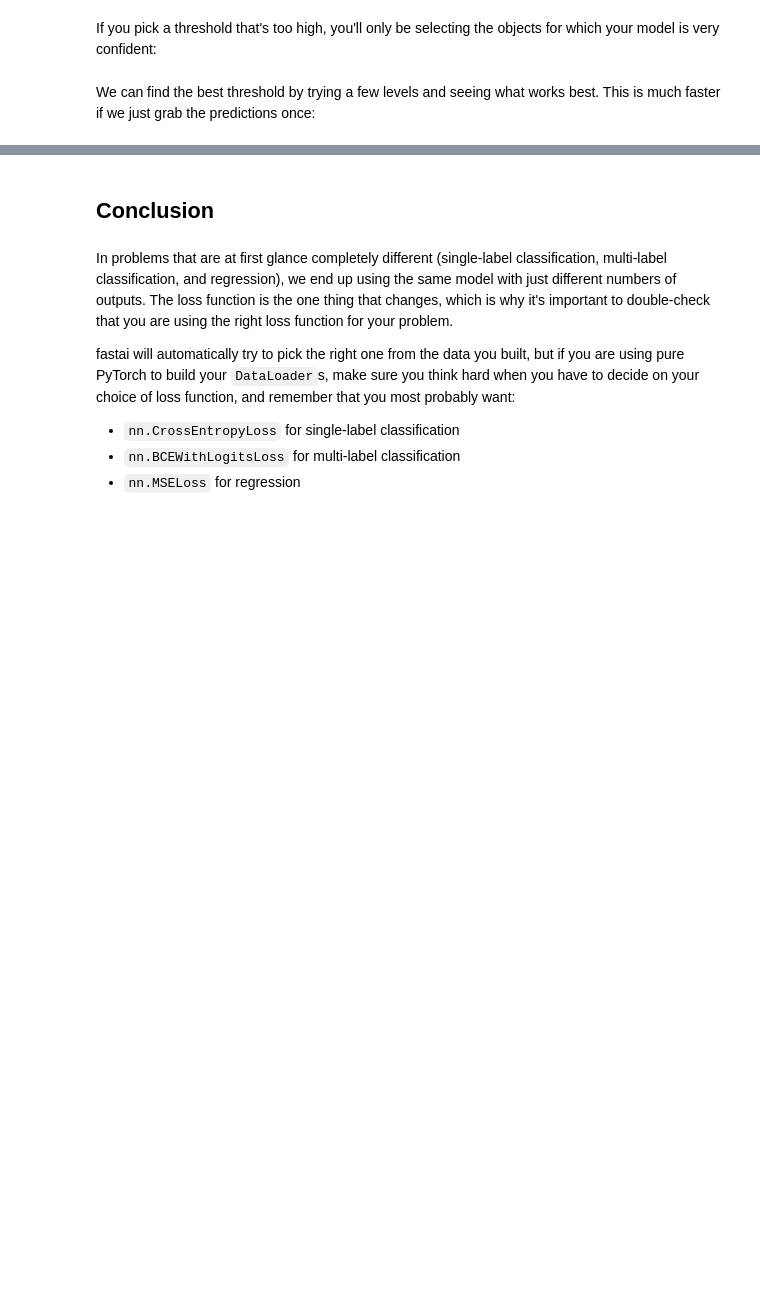
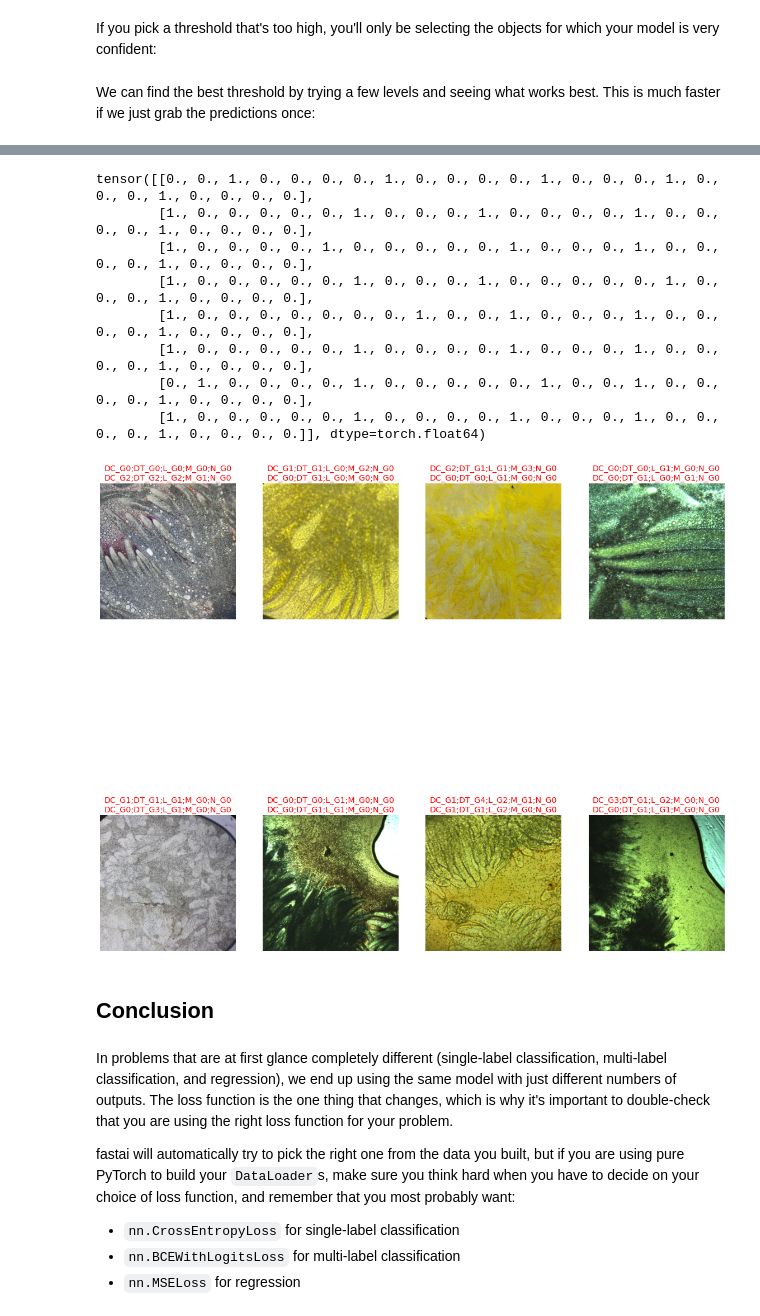
Before and after one commit to gabrielfreire08/ATSIA, a Jupyter notebook: atsia.ipynb, the cells around one changed output, grey strips where cells are left out. Drawn from its saved outputs; the diff is of its cells as text; code cells hidden in the pictures; blank space fills up the shorter version.

```diff
--- a/atsia.ipynb
+++ b/atsia.ipynb
@@ -345,5 +269,4 @@ def atsia_acc(y_pred, y):
 # %%
-#Nuevo
 class BCEWithLogitsLossFlat_atsia(BaseLoss):
     '''FOR USE OF ATSIA: Same as `nn.BCEWithLogitsLoss`, but flattens input and target.
     * Se modificó la función __init__ para que tenga en consideración las caracteristicas y el
@@ -351,24 +274,20 @@ class BCEWithLogitsLossFlat_atsia(BaseLoss):
     *  Se modificó la función decodes para satisfacer las necesidades del proyecto de siempre
       predicir 1 etiqueta (grado) para cada característica, es decir, debe de predecir
       len(caracteristica[organo]) etiquetas
-    *  Se creó la función preds_norm para realizar lo mencionado en la función decodes
     '''
 
     @use_kwargs_dict(keep=True, weight=None, reduction='mean', pos_weight=None)
-    def __init__(self, *args, axis=-1, floatify=True, thresh=0.5, organo = organo, caracteristicas = caracteristicas, grados = grados,  **kwargs):
+    def __init__(self, *args, axis=-1, floatify=True, thresh=0.5, organo, caracteristicas, grados,  **kwargs):
         if kwargs.get('pos_weight', None) is not None and kwargs.get('flatten', None) is True:
             raise ValueError("`flatten` must be False when using `pos_weight` to avoid a RuntimeError due to shape mismatch")
         if kwargs.get('pos_weight', None) is not None: kwargs['flatten'] = False
         super().__init__(nn.BCEWithLogitsLoss, *args, axis=axis, floatify=floatify, is_2d=False, **kwargs)
         self.thresh = thresh
-
-
         self.organo = organo
         self.caracteristicas = caracteristicas
         self.grados = grados
 
-
-    def preds_norm(preds, organo, caracteristicas, grados):
+    def decodes(self, x):
         '''Usado para poder obtener los valores más altos de cada caracteristica como 1 y el resto como
         0 para cuando toque hacer el ploteo de learn.show_results(). Entra un tensor con
         shape = len(caractetisticas[organo] * len(grados) con los valores luego de haber pasado por la
@@ -377,23 +296,22 @@ class BCEWithLogitsLossFlat_atsia(BaseLoss):
         preds = [0.1, 0.2, 0.3, 0.4, 0.5,         preds_norm = [0, 0, 0, 0, 1,
                  0.6, 0.9, 0.7, 0.1, 0.2]                       0, 1, 0, 0, 0]
         y luego preds_norm se comparará con el ground truth para medir el accuracy'''
-        pred_norm = np.array(np.zeros(preds.shape))
-        for i in range(0, len(preds)):
+        preds_norm = np.array(np.zeros(x.shape))
+        for i in range(0, len(x)):
             cat = []
-            for j, caracteristica in enumerate(caracteristicas[organo]):
-                if j != len(grados)-1:
-                    temp = preds[i][len(grados)*j : len(grados)*(j+1)]
+            for j, caracteristica in enumerate(self.caracteristicas[self.organo]):
+                if j != len(self.grados)-1:
+                    temp = x[i][len(self.grados)*j : len(self.grados)*(j+1)]
                 else:
-                    temp = preds[i][len(grados)*j :]
+                    temp = x[i][len(self.grados)*j :]
+
                 temp_new = np.zeros(len(temp))
                 temp_new[temp.argmax()] = 1
                 cat = np.append(cat, temp_new)
-            pred_norm[i] = np.array(cat)
-        return pred_norm
+            preds_norm[i] = np.array(cat)
 
-    def decodes(self, x, organo, caracteristicas, grados):
-        preds_norm = preds_norm(x, organo, caracteristicas, grados)
         preds_norm = torch.from_numpy(preds_norm)
-        return preds_norm_1>self.thresh
+
+        return preds_norm>self.thresh
 
     def activation(self, x): return torch.sigmoid(x)
@@ -400,4 +321,8 @@ class BCEWithLogitsLossFlat_atsia(BaseLoss):
 # %%
-learn = cnn_learner(dls, resnet101, metrics = atsia_acc, loss_func = BCEWithLogitsLossFlat_atsia())#partial(accuracy_multi, thresh=0.7))
+learn = cnn_learner(dls, resnet101, metrics = AccumMetric_atsia.accuracy_multi_atsia,
+                    loss_func = BCEWithLogitsLossFlat_atsia(organo = organo,
+                                                            caracteristicas = caracteristicas,
+                                                            grados = grados))
+#partial(accuracy_multi, thresh=0.7))
 #usamos partial para indicar un nuevo parametros a la función accuracy_multi que tiene como default thresh = 0.5
 #Usa la funcion de perdida de BCEWithLogitsLoss automáticamente al ser multi-label classification
@@ -414,3 +378,3 @@ learn.fine_tune(30, base_lr=1e-2, lr_max = slice(5e-3, 5e-2), freeze_epochs=5, c
 # %%
-learn.metrics = atsia_acc
+learn.metrics = AccumMetric_atsia.accuracy_multi_atsia
 learn.validate()
@@ -433,0 +418,3 @@ learn.load(Path("model_test"))
+# %%
+learn.metrics = AccumMetric_atsia.accuracy_multi_atsia
+learn.validate()
@@ -436,2 +426,3 @@ dls.valid.items[:16]
 # %%
-learn.show_results(dl = dls.valid, ds_idx = 1, max_n = 16, figsize = (20,20), shuffle=False)
+learn.show_results(dl = dls.valid, ds_idx = 0, max_n = 16, figsize = (20,20), shuffle=False)
+# %% [output]
@@ -438,3 +430,12 @@ learn.show_results(dl = dls.valid, ds_idx = 1, max_n = 16, figsize = (20,20), sh
+tensor([[0., 0., 1., 0., 0., 0., 0., 1., 0., 0., 0., 0., 1., 0., 0., 0., 1., 0., 0., 0., 1., 0., 0., 0., 0.],
+        [1., 0., 0., 0., 0., 0., 1., 0., 0., 0., 1., 0., 0., 0., 0., 1., 0., 0., 0., 0., 1., 0., 0., 0., 0.],
+        [1., 0., 0., 0., 0., 1., 0., 0., 0., 0., 0., 1., 0., 0., 0., 1., 0., 0., 0., 0., 1., 0., 0., 0., 0.],
+        [1., 0., 0., 0., 0., 0., 1., 0., 0., 0., 1., 0., 0., 0., 0., 0., 1., 0., 0., 0., 1., 0., 0., 0., 0.],
+        [1., 0., 0., 0., 0., 0., 0., 0., 1., 0., 0., 1., 0., 0., 0., 1., 0., 0., 0., 0., 1., 0., 0., 0., 0.],
+        [1., 0., 0., 0., 0., 0., 1., 0., 0., 0., 0., 1., 0., 0., 0., 1., 0., 0., 0., 0., 1., 0., 0., 0., 0.],
+        [0., 1., 0., 0., 0., 0., 1., 0., 0., 0., 0., 0., 1., 0., 0., 1., 0., 0., 0., 0., 1., 0., 0., 0., 0.],
+        [1., 0., 0., 0., 0., 0., 1., 0., 0., 0., 0., 1., 0., 0., 0., 1., 0., 0., 0., 0., 1., 0., 0., 0., 0.]], dtype=torch.float64)
+[figure, added]
 # %% [markdown]
 ## Conclusion
 # %% [markdown]
```
Also changed, not shown: parts of 48 cells of this notebook, 1 other file.
